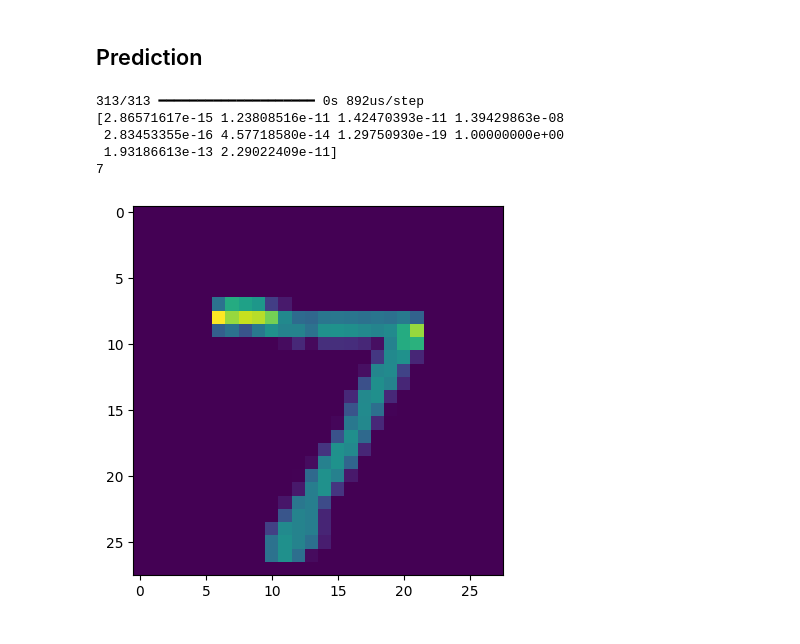
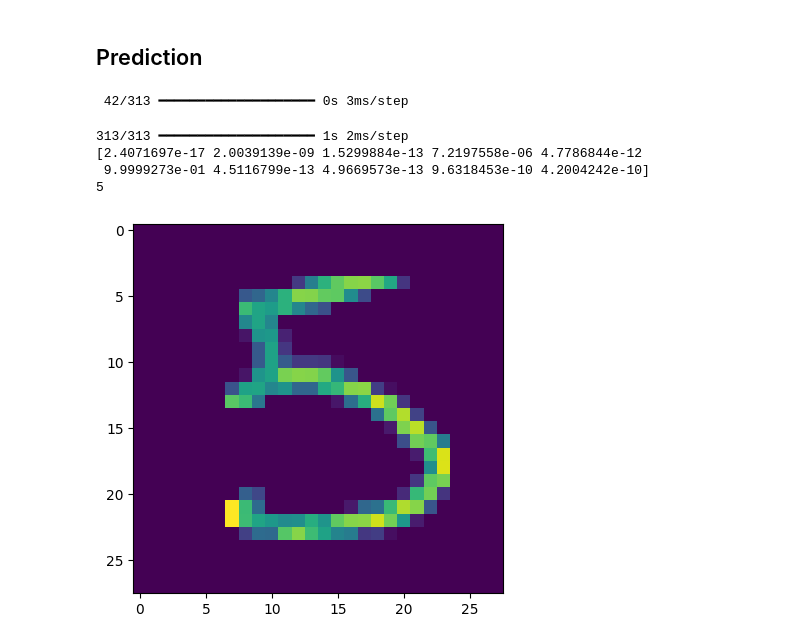
Before and after one commit to do-martin/Numbers_Zero_to_Ten_Classification, a Jupyter notebook: Numbers_Zero_to_Ten_Classification.ipynb, the cells around one changed output. Drawn from its saved outputs; the diff is of its cells as text; code cells hidden in the pictures.

```diff
--- a/Numbers_Zero_to_Ten_Classification.ipynb
+++ b/Numbers_Zero_to_Ten_Classification.ipynb
@@ -119,20 +127,21 @@ def softmax_v2(x):
     return tf.nn.softmax(x)
 
 custom_objects = {'softmax_v2': softmax_v2}
-new_model = tf.keras.models.load_model('model.keras', custom_objects=custom_objects)
+new_model = tf.keras.models.load_model('models/digitmodel_custom.keras', custom_objects=custom_objects)
 # %% [markdown]
 ## Prediction
 # %%
+number = 15
 predictions = new_model.predict([x_test])
-print(predictions[0])
-print(np.argmax(predictions[0]))
-plt.imshow(x_test[0])
+print(predictions[number])
+print(np.argmax(predictions[number]))
+plt.imshow(x_test[number])
 plt.show()
 # %% [output]
-313/313 ━━━━━━━━━━━━━━━━━━━━ 0s 892us/step
-[2.86571617e-15 1.23808516e-11 1.42470393e-11 1.39429863e-08
- 2.83453355e-16 4.57718580e-14 1.29750930e-19 1.00000000e+00
- 1.93186613e-13 2.29022409e-11]
-7
+ 42/313 ━━━━━━━━━━━━━━━━━━━━ 0s 3ms/step
+313/313 ━━━━━━━━━━━━━━━━━━━━ 1s 2ms/step
+[2.4071697e-17 2.0039139e-09 1.5299884e-13 7.2197558e-06 4.7786844e-12
+ 9.9999273e-01 4.5116799e-13 4.9669573e-13 9.6318453e-10 4.2004242e-10]
+5
-[figure, old version]
+[figure, new version]
 # %%
```
Also changed, not shown: parts of 7 cells of this notebook, 3 other files.
